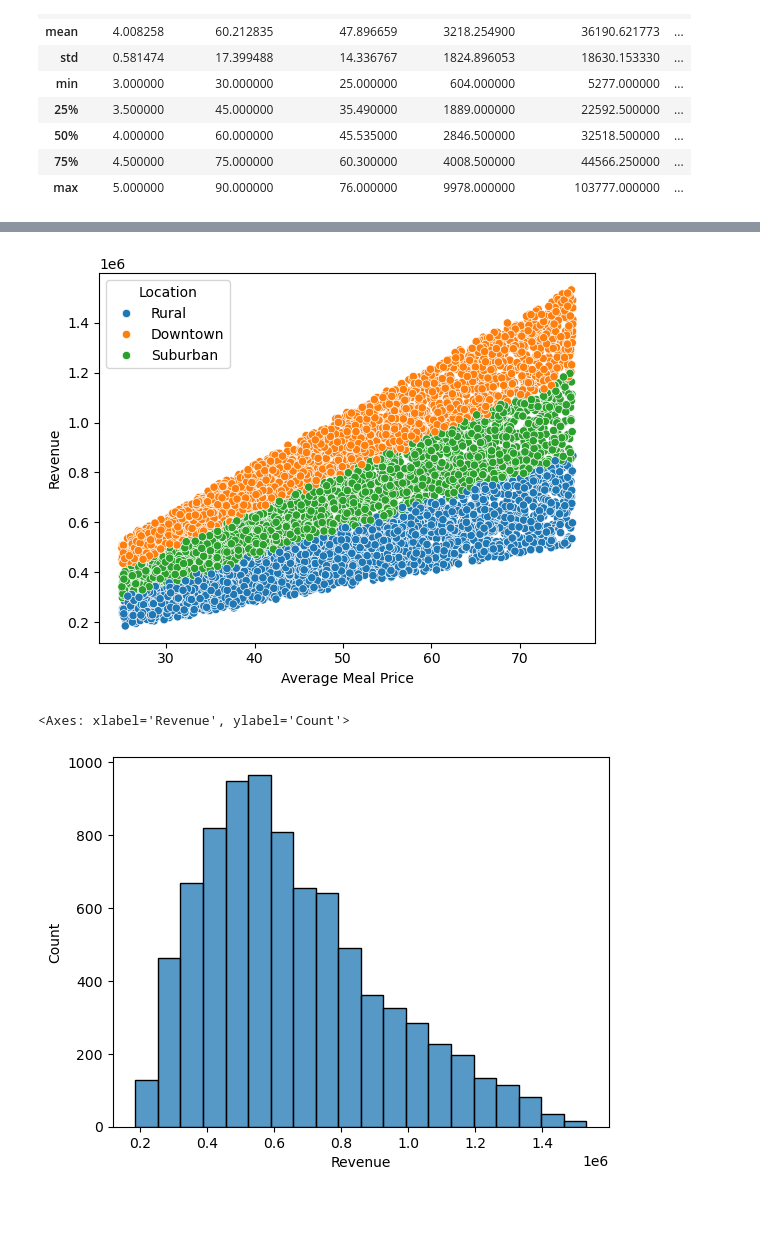
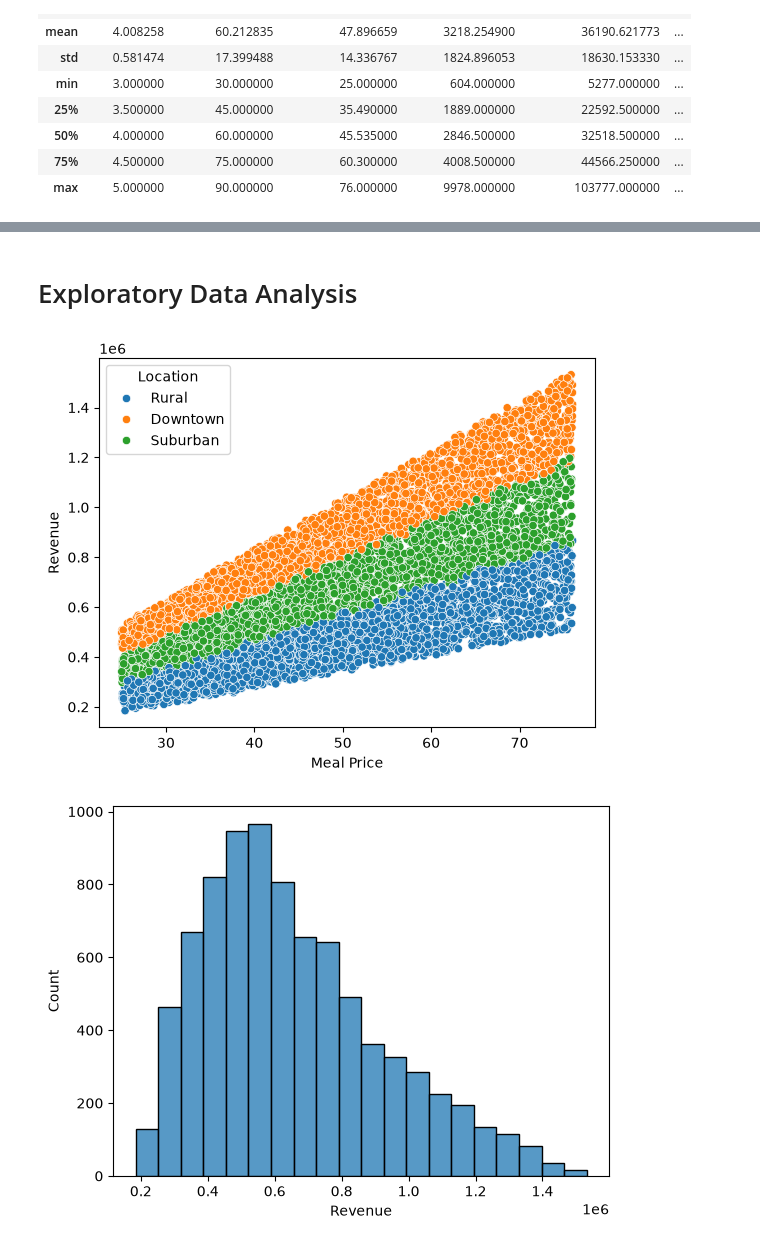
Before and after one commit to chuckrice92/Data-Analytics-Capstone, a Jupyter notebook: Capstone1.ipynb, the cells around one changed output, grey strips where cells are left out. Cells and saved outputs as stored; diff of their text form; code cells hidden in the pictures; blank space fills up the shorter version.

```diff
--- a/Capstone1.ipynb
+++ b/Capstone1.ipynb
@@ -96,12 +98,21 @@ memory usage: 1.1+ MB
+# %% [markdown]
+# Exploratory Data Analysis
 # %%
 sns.scatterplot(x='Average Meal Price', y='Revenue', data=df, hue='Location')
+
+plt.xlabel("Meal Price")
+plt.ylabel("Revenue")
+
 plt.show()
 # %% [output]
-[figure, old version]
+[figure, new version]
 # %%
 sns.histplot(x='Revenue',data=df, bins=20)
+
+plt.xlabel("Revenue")
+plt.ylabel("Count")
+plt.show()
 # %% [output]
-<Axes: xlabel='Revenue', ylabel='Count'>
-[figure, old version]
+[figure, new version]
 # %%
 sns.barplot(x='Cuisine', y='Revenue', data=df, hue='Location')
```
Also changed, not shown: parts of 13 cells of this notebook, 1 other file.
